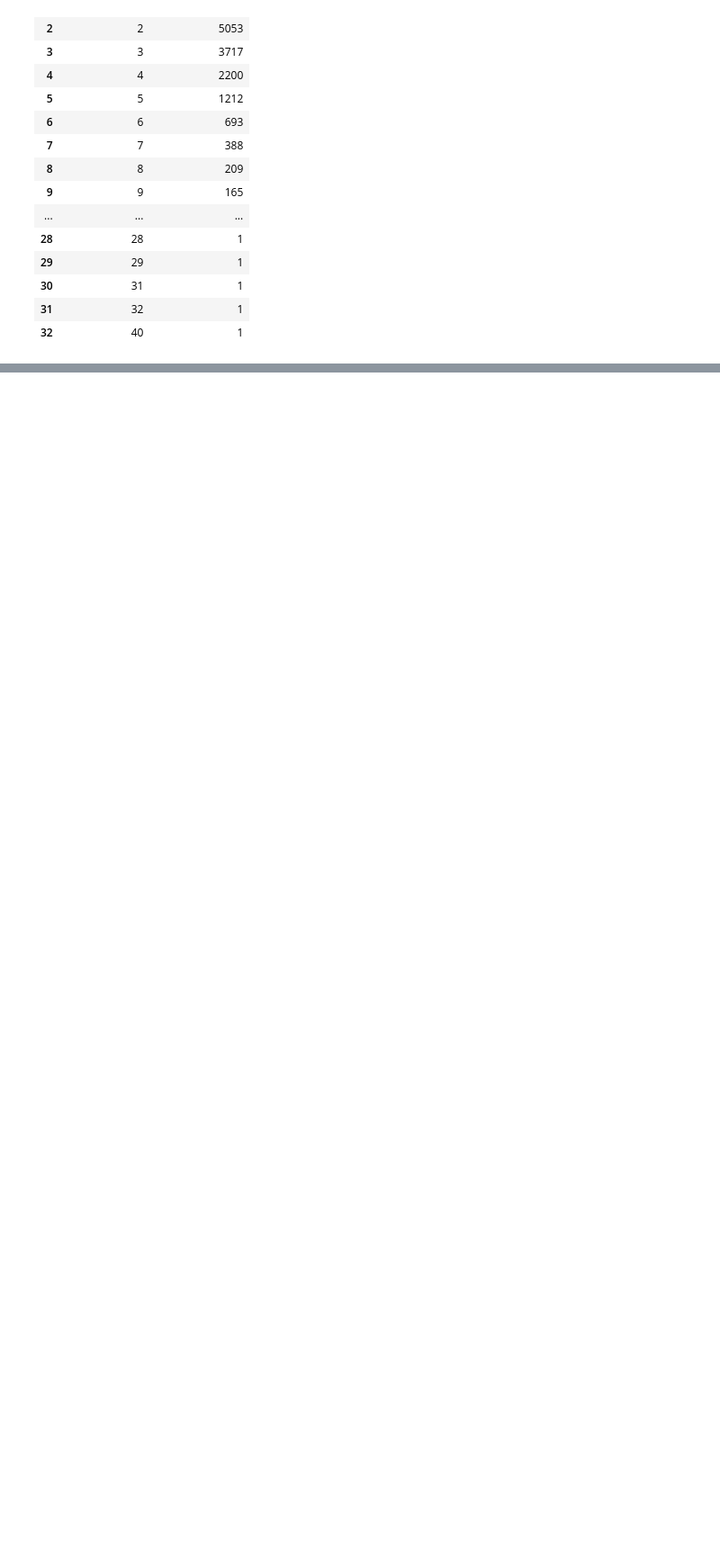
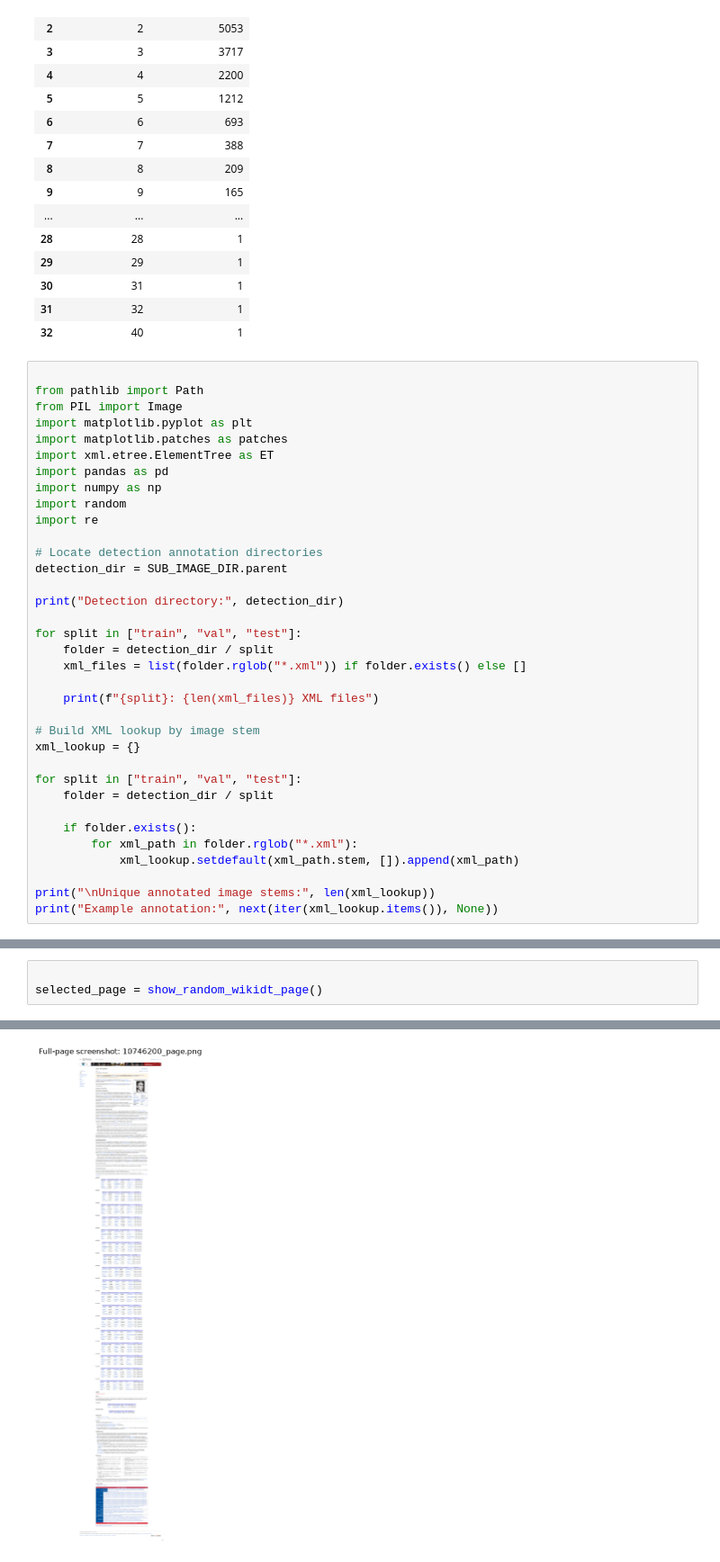
Before and after one commit to fayedraza1234/image-to-text-for-qa, a Jupyter notebook: EDA/image_eda.ipynb, the cells around one changed output, grey strips where cells are left out. Shown at 90% size. Saved outputs shown, nothing was run; the diff lists cells and outputs as text; blank space fills up the shorter version.

```diff
--- a/EDA/image_eda.ipynb
+++ b/EDA/image_eda.ipynb
@@ -730,3 +711,38 @@ Subpage count distribution:
 | 30 | 31 | 1 |
 | 31 | 32 | 1 |
 | 32 | 40 | 1 |
+# %%
+
+from pathlib import Path
+from PIL import Image
+import matplotlib.pyplot as plt
+import matplotlib.patches as patches
+import xml.etree.ElementTree as ET
+import pandas as pd
+import numpy as np
+import random
+import re
+
+# Locate detection annotation directories
+detection_dir = SUB_IMAGE_DIR.parent
+
+print("Detection directory:", detection_dir)
+
+for split in ["train", "val", "test"]:
+    folder = detection_dir / split
+    xml_files = list(folder.rglob("*.xml")) if folder.exists() else []
+
+    print(f"{split}: {len(xml_files)} XML files")
+
+# Build XML lookup by image stem
+xml_lookup = {}
+
+for split in ["train", "val", "test"]:
+    folder = detection_dir / split
+
+    if folder.exists():
+        for xml_path in folder.rglob("*.xml"):
+            xml_lookup.setdefault(xml_path.stem, []).append(xml_path)
+
+print("\nUnique annotated image stems:", len(xml_lookup))
+print("Example annotation:", next(iter(xml_lookup.items()), None))
@@ -732,0 +939,4 @@ Subpage count distribution:
+# %%
+
+selected_page = show_random_wikidt_page()
+# %% [output]
@@ -732,0 +946 @@ Subpage count distribution:
+[figure, added]
```
Also changed, not shown: parts of 10 cells of this notebook.
